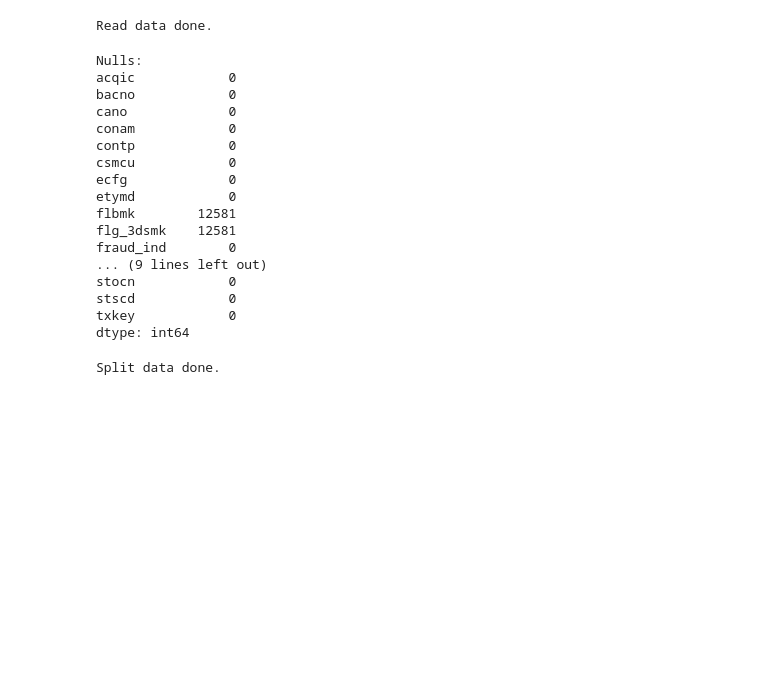
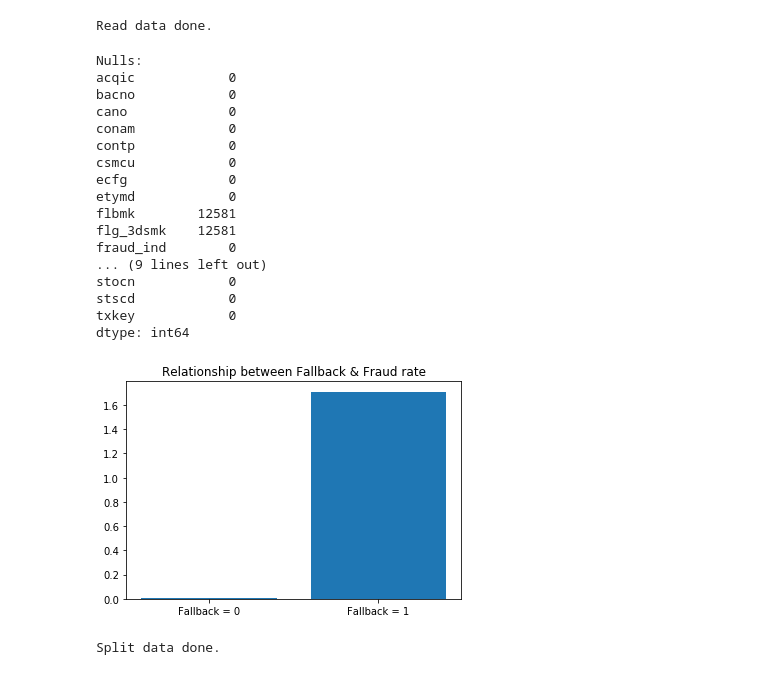
Before and after one commit to LiKueiWei/competition---ESUN-Bank-credit-card-fraud-detection, a Jupyter notebook: fraud detection.ipynb, the cells around one changed output. Drawn from its saved outputs; the diff is of its cells as text; code cells hidden in the pictures; blank space fills up the shorter version.

```diff
--- a/fraud detection.ipynb
+++ b/fraud detection.ipynb
@@ -149,11 +155,11 @@ print('Nulls:')
 print(df.isnull().sum())
 
 tb1, tb2 = df[df.flbmk == 'N'], df[df.flbmk == 'Y']
-bar1 = Bar('Relationship between Fallback & Fraud rate' , width=800, height=600)
-bar1.add('', ['Fallback = 0', 'Fallback = 1'],
-         [round(len(100*tb1[tb1.fraud_ind==1])/len(tb1), 2), round(100*len(tb2[tb2.fraud_ind==1])/len(tb2), 2)],
-         xaxis_name='feature type', yaxis_name='fraud rate')
-page.add(bar1)
+plt.title('Relationship between Fallback & Fraud rate')
+plt.bar(['Fallback = 0', 'Fallback = 1'],
+         [round(len(100*tb1[tb1.fraud_ind==1])/len(tb1), 2),
+          round(100*len(tb2[tb2.fraud_ind==1])/len(tb2), 2)])
+plt.show()
 
 df = df.fillna(1)
 
@@ -164,33 +170,34 @@ df = df.apply(lambda x:x.replace('Y', 1))
 ## convert time formats
 df.loctm = df.loctm.apply(lambda x:t2s2(str(int(x))))
 df.insert(16, 'locmin', df.loctm.apply(lambda x:int(x[2:4])))  # insert transaction minute data
 df.loctm = df.loctm.apply(lambda x:int(x[:2]))                 # convert transation time to hour
 
 ## replace mismatch data
 df.loc[(df.iterm==0), 'iterm'] = 4
 
 ## sort by locdt to split data
 df.index = df.locdt
 df.sort_index(inplace=True)
 df.index = range(len(df))
 # %% [output]
 Nulls:
 acqic            0
 bacno            0
 cano             0
 conam            0
 contp            0
 csmcu            0
 ecfg             0
 etymd            0
 flbmk        12581
 flg_3dsmk    12581
 fraud_ind        0
 ... (9 lines left out)
 stocn            0
 stscd            0
 txkey            0
 dtype: int64
+[figure, added]
 # %%
 ### split data into training and testing sets
 training_ratio = 1521787/(1521787+421665)
```
Also changed, not shown: parts of 4 cells of this notebook.
